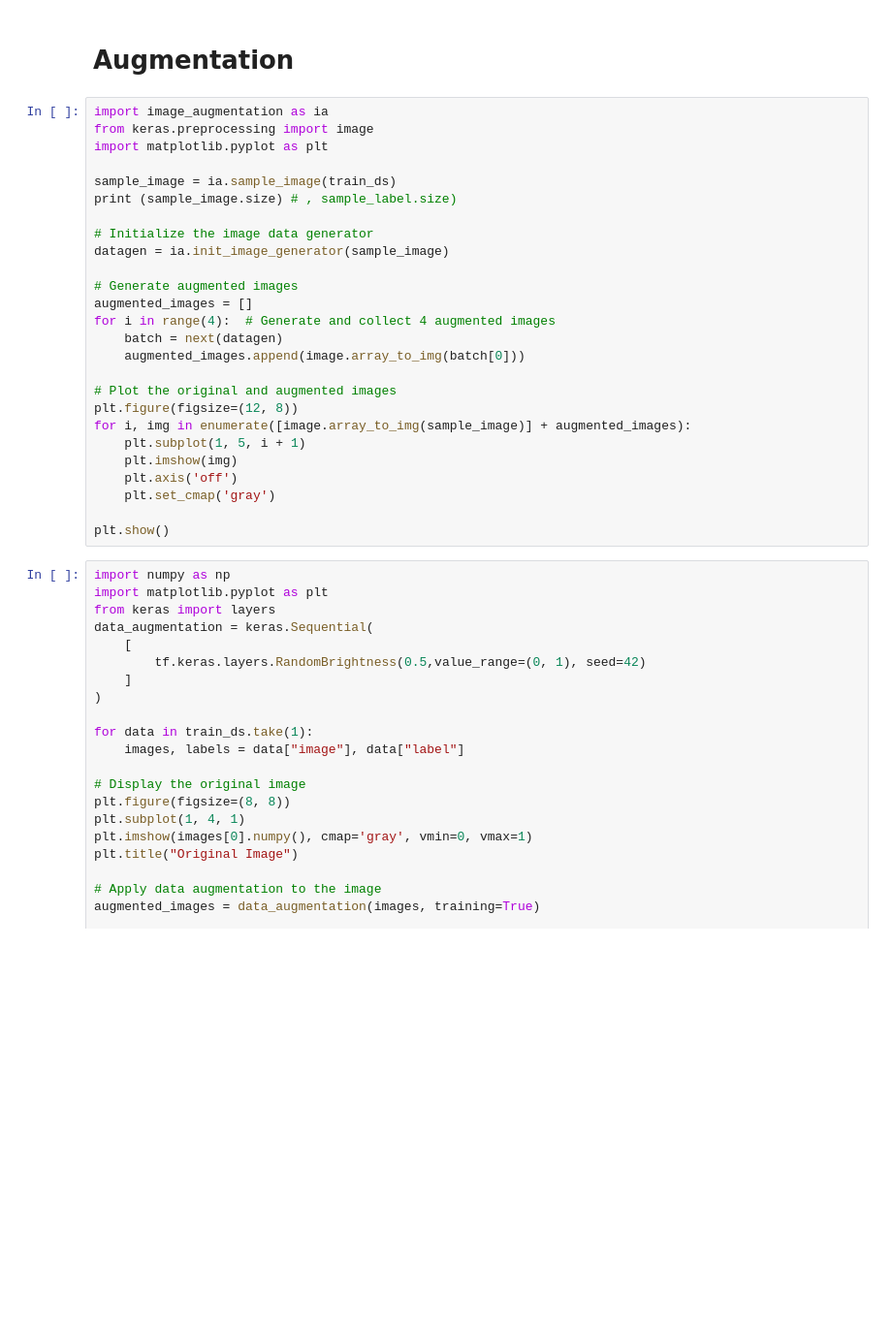
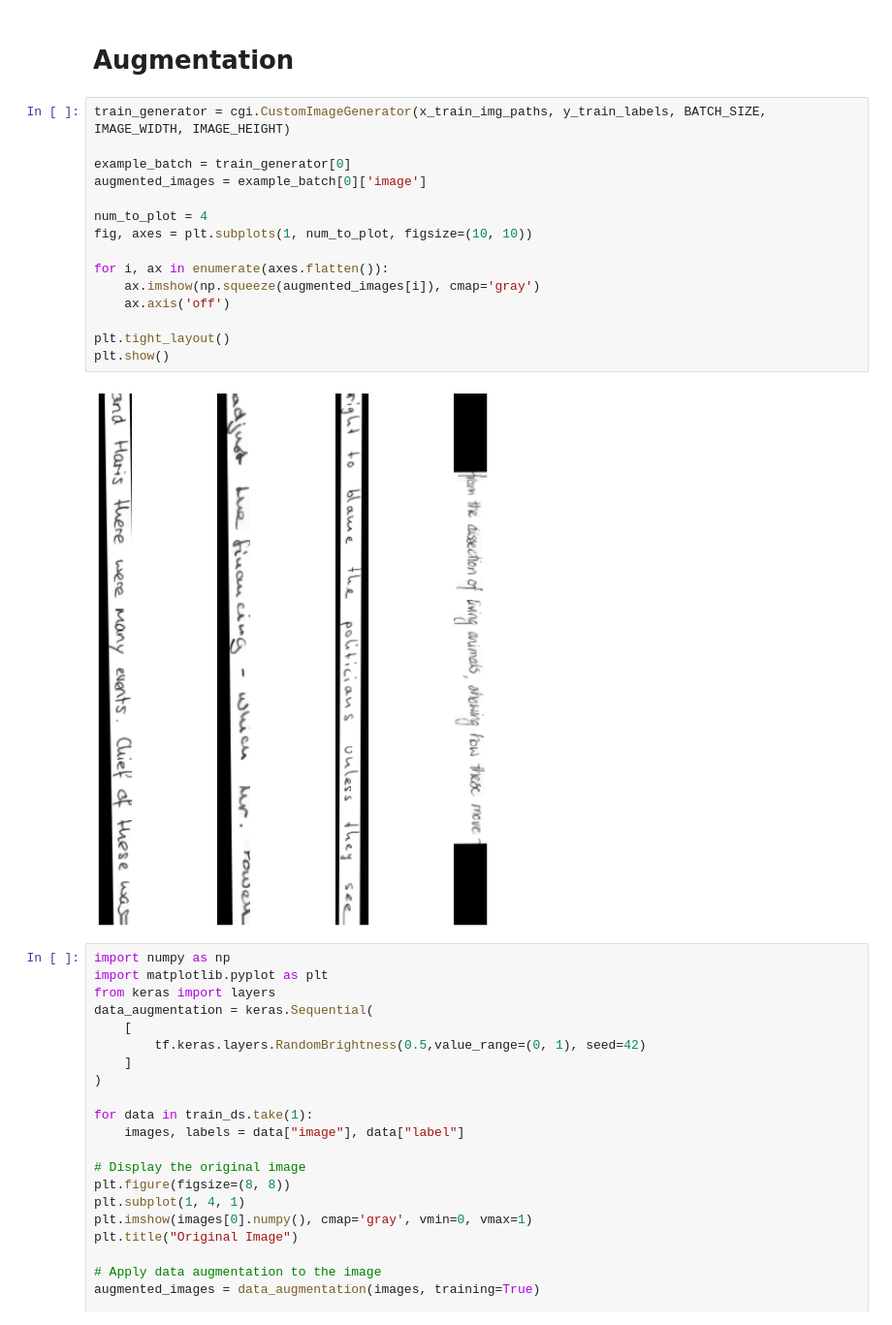
Before and after one commit to DevTimBo/SmartApp-Project, a Jupyter notebook: main.ipynb, the cells around one changed output. Shown at 97% size. Saved outputs shown, nothing was run; the diff lists cells and outputs as text; blank space fills up the shorter version.

Commit message:
cleaned main and removed image_augmentation

```diff
--- a/main.ipynb
+++ b/main.ipynb
@@ -103,32 +91,23 @@ for data in test_ds.take(1):
 plt.show()
 # %% [markdown]
 # Augmentation
-# %%
-import image_augmentation as ia
-from keras.preprocessing import image
-import matplotlib.pyplot as plt
-
-sample_image = ia.sample_image(train_ds)
-print (sample_image.size) # , sample_label.size)
-
-# Initialize the image data generator
-datagen = ia.init_image_generator(sample_image)
-
-# Generate augmented images
-augmented_images = []
-for i in range(4):  # Generate and collect 4 augmented images
-    batch = next(datagen)
-    augmented_images.append(image.array_to_img(batch[0]))
-
-# Plot the original and augmented images
-plt.figure(figsize=(12, 8))
-for i, img in enumerate([image.array_to_img(sample_image)] + augmented_images):
-    plt.subplot(1, 5, i + 1)
-    plt.imshow(img)
-    plt.axis('off')
-    plt.set_cmap('gray')
-
-plt.show()
+# %%
+train_generator = cgi.CustomImageGenerator(x_train_img_paths, y_train_labels, BATCH_SIZE, IMAGE_WIDTH, IMAGE_HEIGHT)
+
+example_batch = train_generator[0]
+augmented_images = example_batch[0]['image']
+
+num_to_plot = 4
+fig, axes = plt.subplots(1, num_to_plot, figsize=(10, 10))
+
+for i, ax in enumerate(axes.flatten()):
+    ax.imshow(np.squeeze(augmented_images[i]), cmap='gray')
+    ax.axis('off')
+
+plt.tight_layout()
+plt.show()
+# %% [output]
+[figure, added]
 # %%
 import numpy as np
 import matplotlib.pyplot as plt
```
Also changed, not shown: parts of 8 cells of this notebook, 2 other files.
